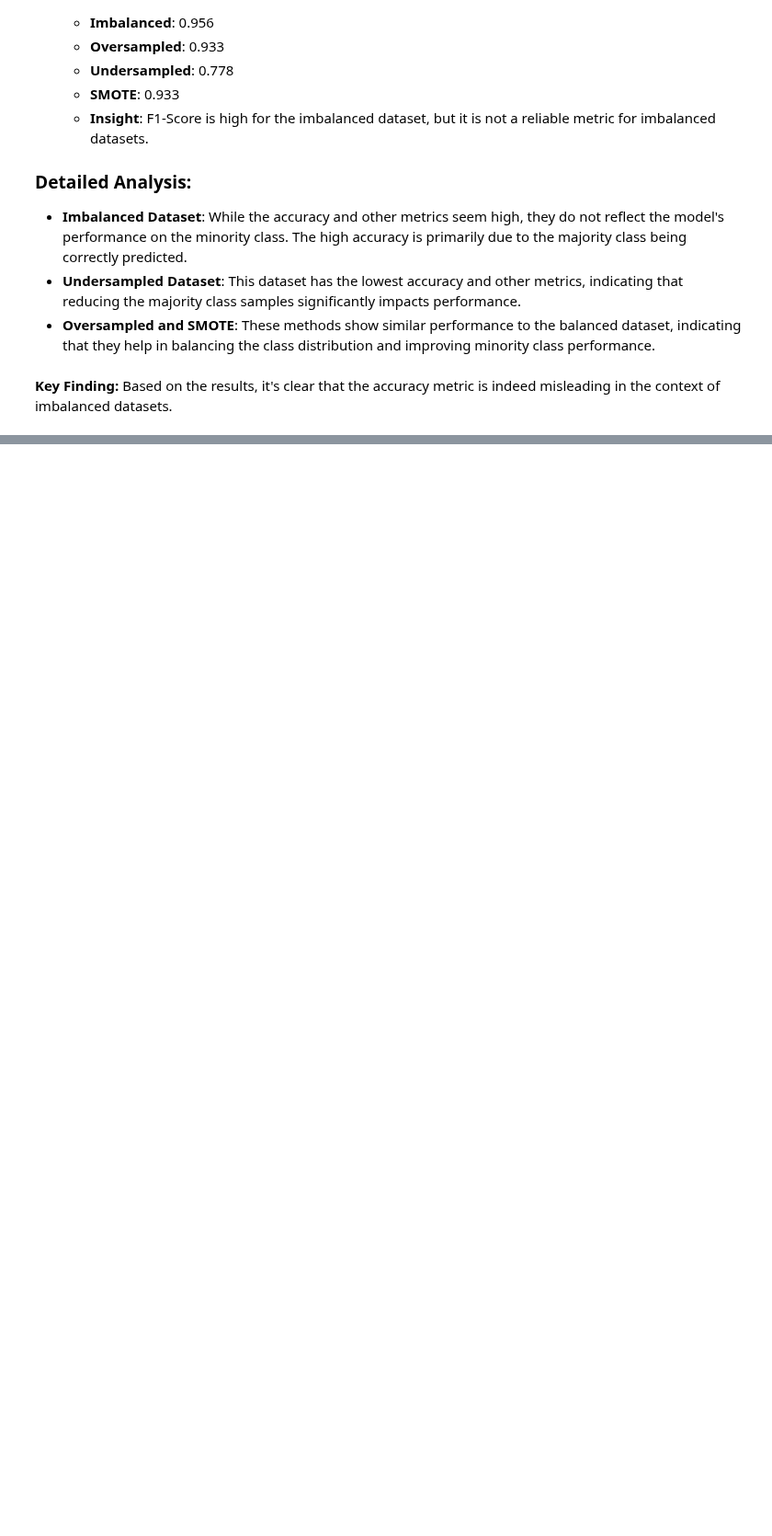
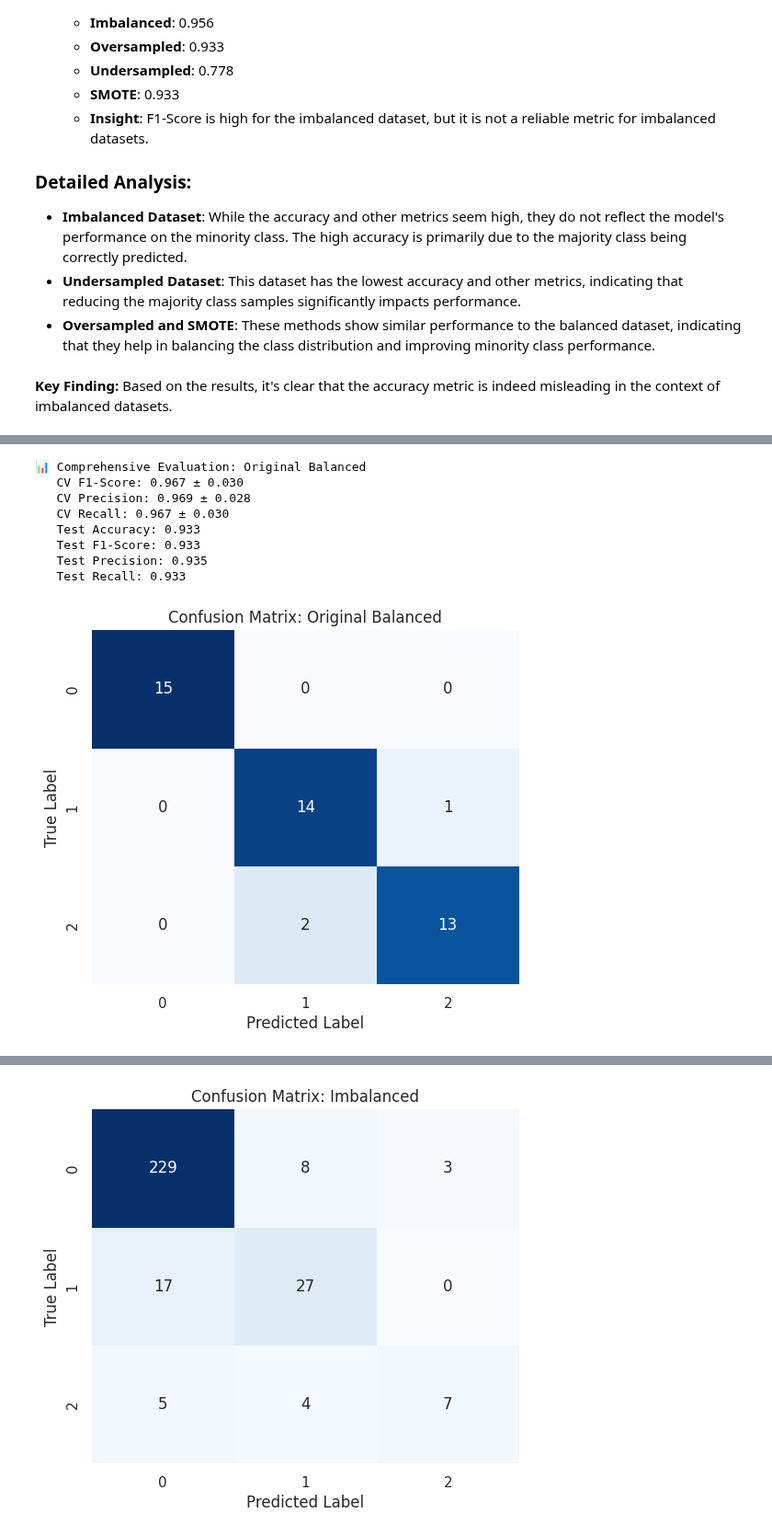
Before and after one commit to lovnishverma/Python-Getting-Started, a Jupyter notebook: Distribute_Datasets_for_Classification_Models.ipynb, the cells around one changed output, grey strips where cells are left out. Shown at 92% size. Saved outputs shown, nothing was run; the diff lists cells and outputs as text; code cells hidden in the pictures; blank space fills up the shorter version.

```diff
--- a/Distribute_Datasets_for_Classification_Models.ipynb
+++ b/Distribute_Datasets_for_Classification_Models.ipynb
@@ -1018,0 +1172,79 @@ The **oversampled and SMOTE datasets** provide more reliable performance estimat
+# %%
+# Use multiple evaluation strategies to avoid fake accuracy
+
+def comprehensive_evaluation(X, y, title="Dataset"):
+    """Comprehensive evaluation to detect fake accuracy"""
+
+    # 1. Stratified cross-validation
+    from sklearn.model_selection import StratifiedKFold, cross_val_score
+
+    skf = StratifiedKFold(n_splits=5, shuffle=True, random_state=42)
+    model = LogisticRegression(max_iter=200)
+
+    # Cross-validation scores
+    cv_f1 = cross_val_score(model, X, y, cv=skf, scoring='f1_macro')
+    cv_precision = cross_val_score(model, X, y, cv=skf, scoring='precision_macro')
+    cv_recall = cross_val_score(model, X, y, cv=skf, scoring='recall_macro')
+
+    # 2. Training/validation split with stratification
+    X_train, X_test, y_train, y_test = train_test_split(
+        X, y, test_size=0.3, stratify=y, random_state=42
+    )
+
+    model.fit(X_train, y_train)
+    y_pred = model.predict(X_test)
+
+    # 3. Multiple metrics
+    accuracy = accuracy_score(y_test, y_pred)
+    f1 = f1_score(y_test, y_pred, average='macro')
+    precision = precision_score(y_test, y_pred, average='macro')
+    recall = recall_score(y_test, y_pred, average='macro')
+
+    # 4. Business impact analysis
+    # Calculate cost of false positives vs false negatives
+    # For medical diagnosis: False negative cost > False positive cost
+
+    print(f"\n📊 Comprehensive Evaluation: {title}")
+    print(f"   CV F1-Score: {cv_f1.mean():.3f} ± {cv_f1.std():.3f}")
+    print(f"   CV Precision: {cv_precision.mean():.3f} ± {cv_precision.std():.3f}")
+    print(f"   CV Recall: {cv_recall.mean():.3f} ± {cv_recall.std():.3f}")
+    print(f"   Test Accuracy: {accuracy:.3f}")
+    print(f"   Test F1-Score: {f1:.3f}")
+    print(f"   Test Precision: {precision:.3f}")
+    print(f"   Test Recall: {recall:.3f}")
+
+    # 5. Confusion matrix analysis
+    cm = confusion_matrix(y_test, y_pred)
+    plt.figure(figsize=(6, 5))
+    sns.heatmap(cm, annot=True, fmt="d", cmap="Blues", cbar=False,
+                xticklabels=np.unique(y), yticklabels=np.unique(y))
+    plt.title(f"Confusion Matrix: {title}")
+    plt.xlabel("Predicted Label")
+    plt.ylabel("True Label")
+    plt.show()
+
+    return {
+        'cv_f1_mean': cv_f1.mean(),
+        'cv_f1_std': cv_f1.std(),
+        'test_accuracy': accuracy,
+        'test_f1': f1,
+        'test_precision': precision,
+        'test_recall': recall,
+        'confusion_matrix': cm
+    }
+
+# Apply comprehensive evaluation
+comprehensive_results = {}
+for name, (X_data, y_data) in zip(['Original Balanced', 'Imbalanced', 'Oversampled', 'SMOTE'],
+                                [(X, y), (X_imbalanced, y_imbalanced), (X_ros, y_ros), (X_smote, y_smote)]):
+    comprehensive_results[name] = comprehensive_evaluation(X_data, y_data, name)
+# %% [output]
+📊 Comprehensive Evaluation: Original Balanced
+   CV F1-Score: 0.967 ± 0.030
+   CV Precision: 0.969 ± 0.028
+   CV Recall: 0.967 ± 0.030
+   Test Accuracy: 0.933
+   Test F1-Score: 0.933
+   Test Precision: 0.935
+   Test Recall: 0.933
+[figure, added]
@@ -1018,0 +1259 @@ The **oversampled and SMOTE datasets** provide more reliable performance estimat
+[figure, added]
```
Also changed, not shown: parts of 4 cells of this notebook.
